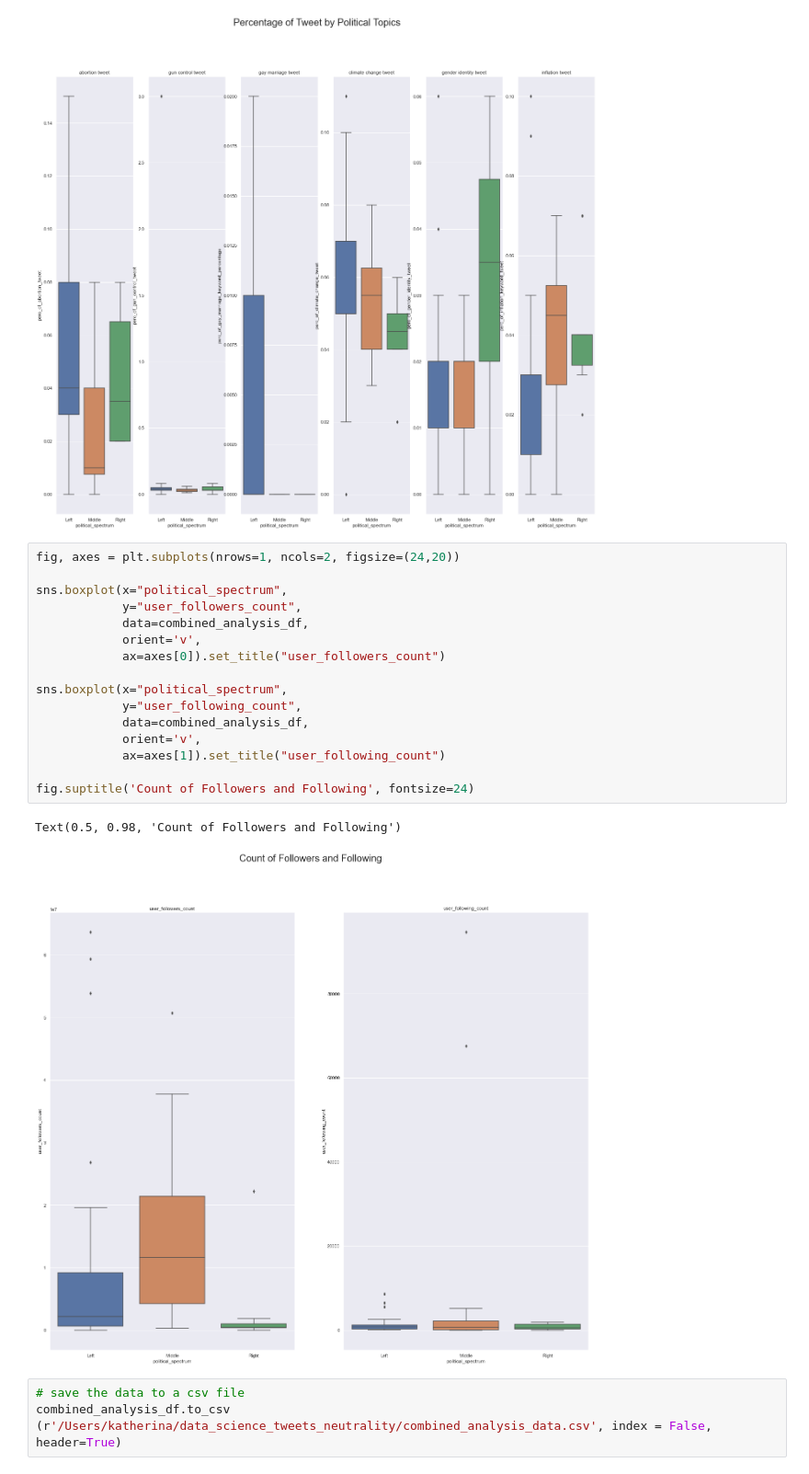
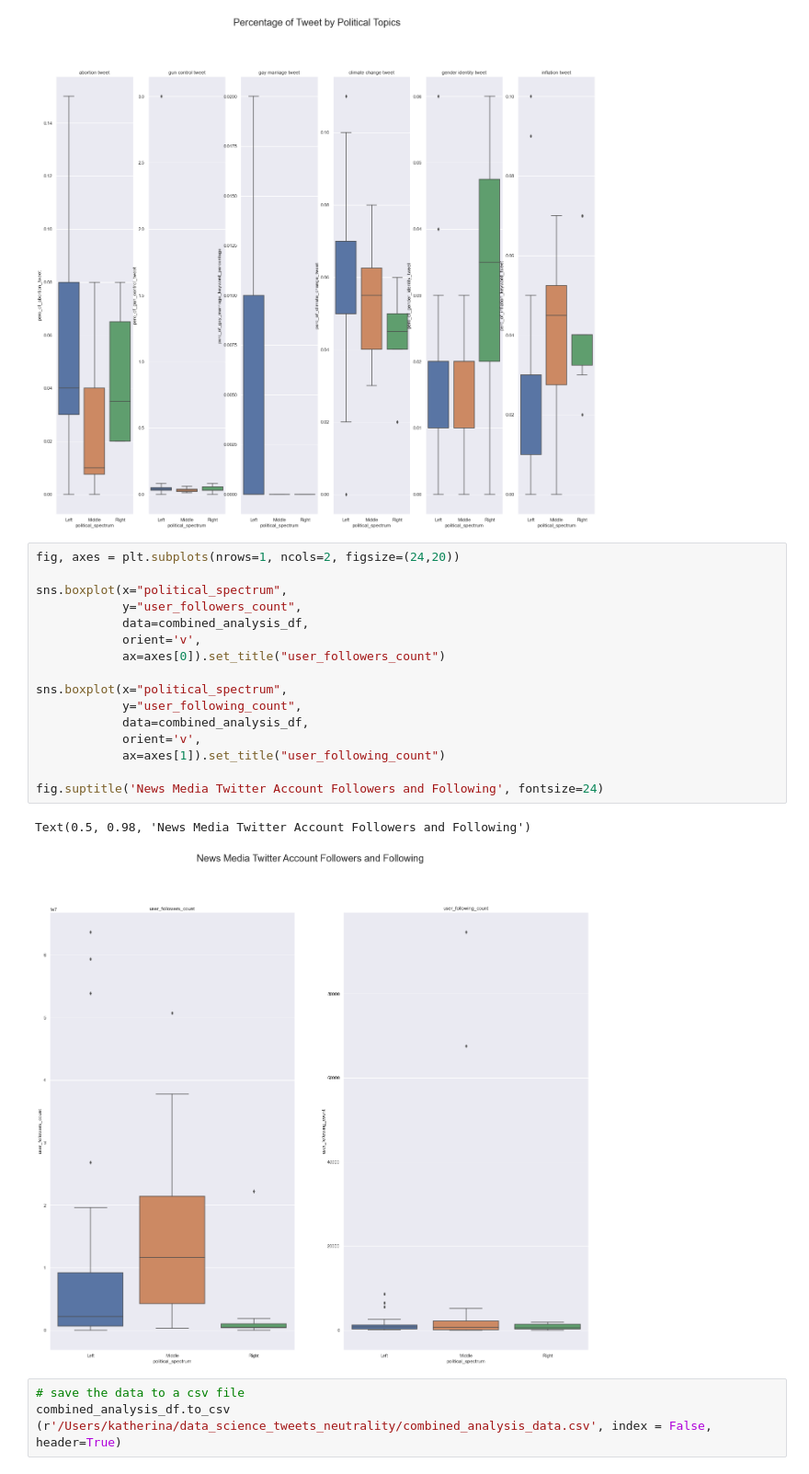
Before and after one commit to katherineskc/data_science_tweets_neutrality, a Jupyter notebook: preliminary_analysis.ipynb, the cells around one changed output. Shown at 92% size. Cells and saved outputs as stored; diff of their text form.

```diff
--- a/preliminary_analysis.ipynb
+++ b/preliminary_analysis.ipynb
@@ -644,22 +688,22 @@ Text(0.5, 0.98, 'Percentage of Tweet by Political Topics')
 # %%
 fig, axes = plt.subplots(nrows=1, ncols=2, figsize=(24,20))
 
 sns.boxplot(x="political_spectrum",
             y="user_followers_count",
             data=combined_analysis_df,
             orient='v',
             ax=axes[0]).set_title("user_followers_count")
 
 sns.boxplot(x="political_spectrum",
             y="user_following_count",
             data=combined_analysis_df,
             orient='v',
             ax=axes[1]).set_title("user_following_count")
 
-fig.suptitle('Count of Followers and Following', fontsize=24)
+fig.suptitle('News Media Twitter Account Followers and Following', fontsize=24)
 # %% [output]
-Text(0.5, 0.98, 'Count of Followers and Following')
+Text(0.5, 0.98, 'News Media Twitter Account Followers and Following')
-[figure, old version]
+[figure, new version]
 # %%
 # save the data to a csv file
 combined_analysis_df.to_csv (r'/Users/katherina/data_science_tweets_neutrality/combined_analysis_data.csv', index = False, header=True)
```
Also changed, not shown: parts of 5 cells of this notebook.
